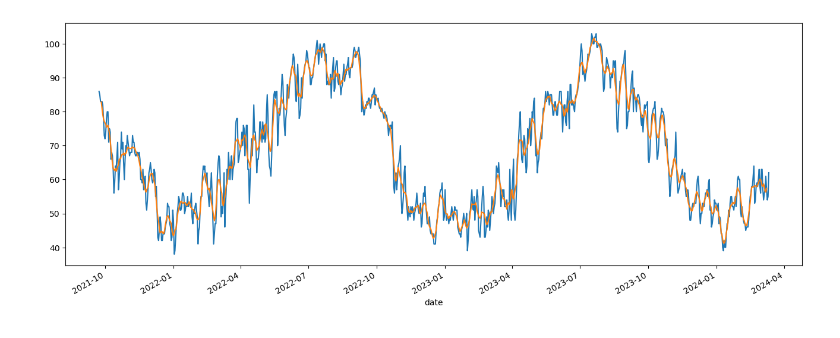
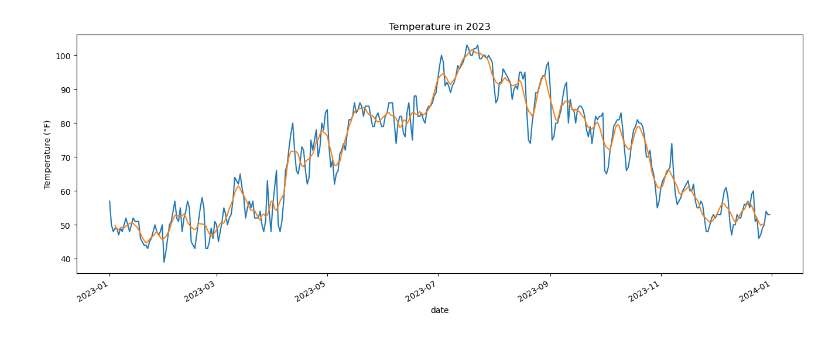
Before and after one commit to LandryHouston/Weather_Wizard, a Jupyter notebook: code/02_analysis.ipynb, the cells around one changed output. Cells and saved outputs as stored; diff of their text form; code cells hidden in the pictures.

```diff
--- a/code/02_analysis.ipynb
+++ b/code/02_analysis.ipynb
@@ -76,8 +118,11 @@ plot_pacf(df['avg_temp (°F)'], lags=20);
 # %%
-decomp = seasonal_decompose(df['avg_temp (°F)'])
+decomp = seasonal_decompose(df.loc['2023', 'avg_temp (°F)'])
 
 plt.figure(figsize=(16, 6))
-plt.plot(df['avg_temp (°F)'])
+plt.plot(df.loc['2023', 'avg_temp (°F)'])
+plt.title('Temperature in 2023')
+plt.xlabel('Date')
+plt.ylabel('Temperature (°F)')
 decomp.trend.plot();
 # %% [output]
-[figure, old version]
+[figure, new version]
```
Also changed, not shown: parts of 13 cells of this notebook, 2 other files.
